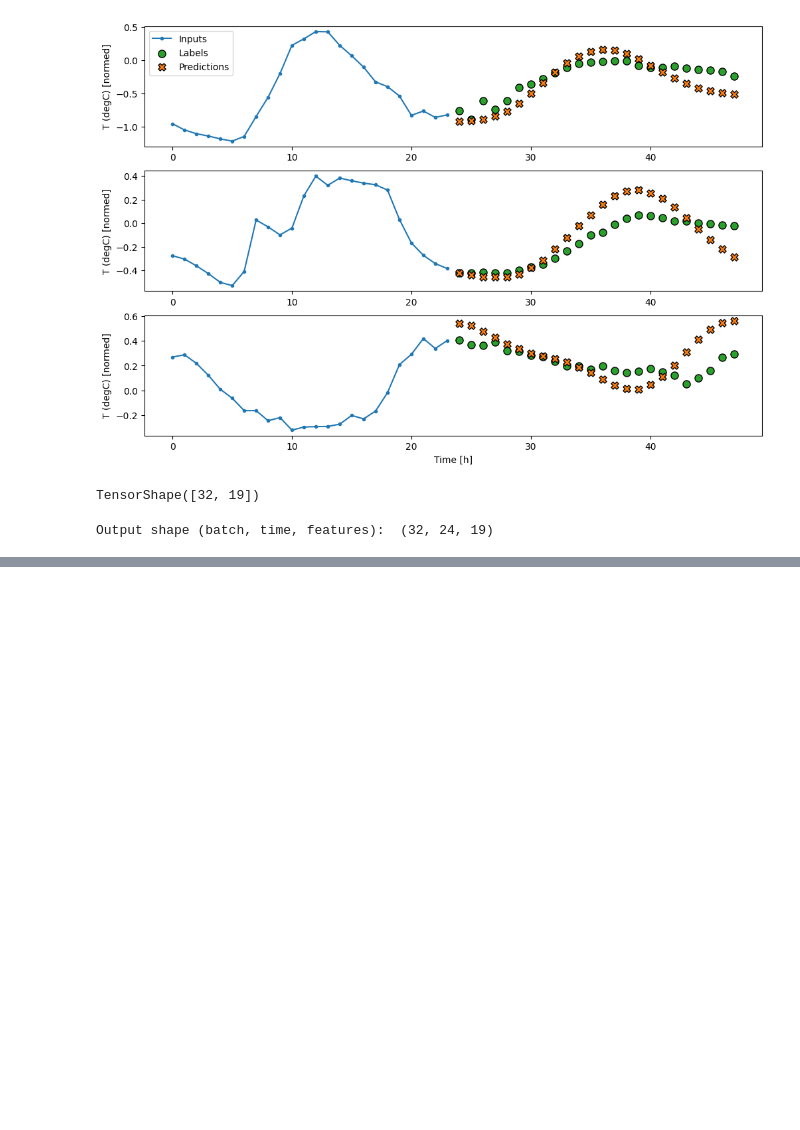
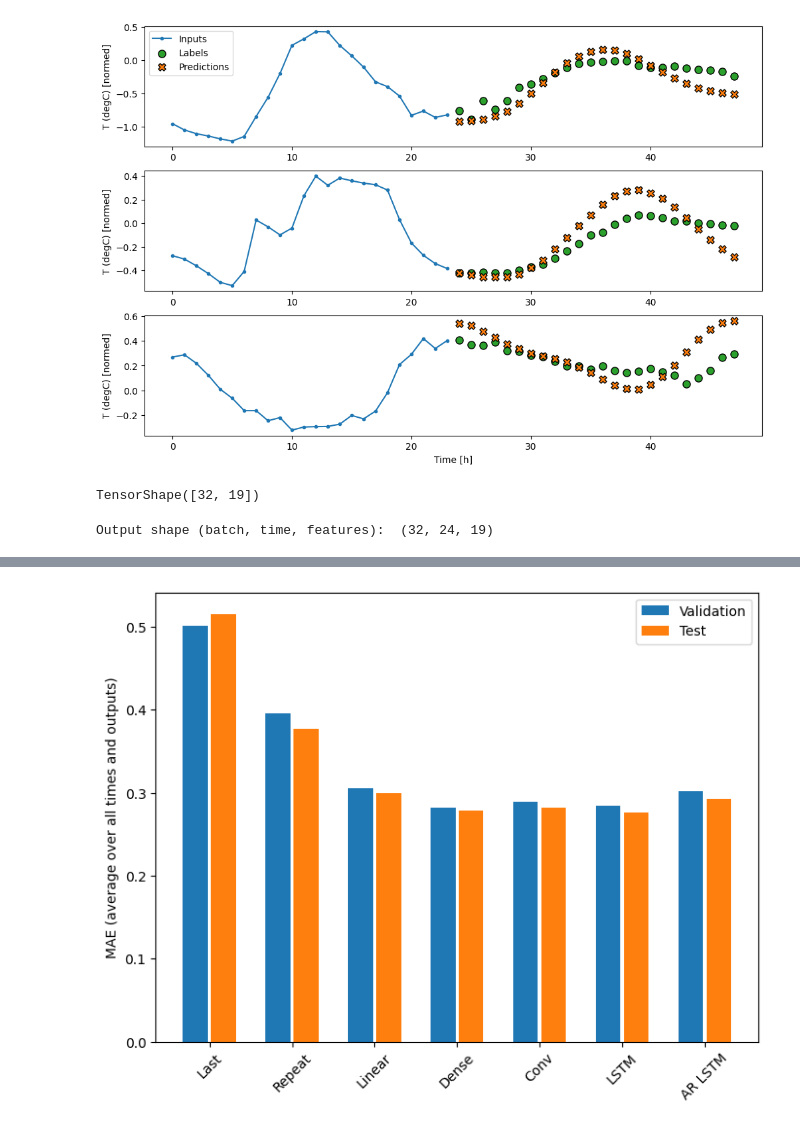
Before and after one commit to flyinacres/tensorflow, a Jupyter notebook: tensorflow-timeseries.ipynb, the cells around one changed output, grey strips where cells are left out. Drawn from its saved outputs; the diff is of its cells as text; code cells hidden in the pictures; blank space fills up the shorter version.

```diff
--- a/tensorflow-timeseries.ipynb
+++ b/tensorflow-timeseries.ipynb
@@ -1180,0 +1182,16 @@ Epoch 1/20
+# %%
+x = np.arange(len(multi_performance))
+width = 0.3
+
+metric_name = 'mean_absolute_error'
+val_mae = [v[metric_name] for v in multi_val_performance.values()]
+test_mae = [v[metric_name] for v in multi_performance.values()]
+
+plt.bar(x - 0.17, val_mae, width, label='Validation')
+plt.bar(x + 0.17, test_mae, width, label='Test')
+plt.xticks(ticks=x, labels=multi_performance.keys(),
+           rotation=45)
+plt.ylabel(f'MAE (average over all times and outputs)')
+_ = plt.legend()
+# %% [output]
+[figure, added]
```
Also changed, not shown: parts of 2 cells of this notebook.
